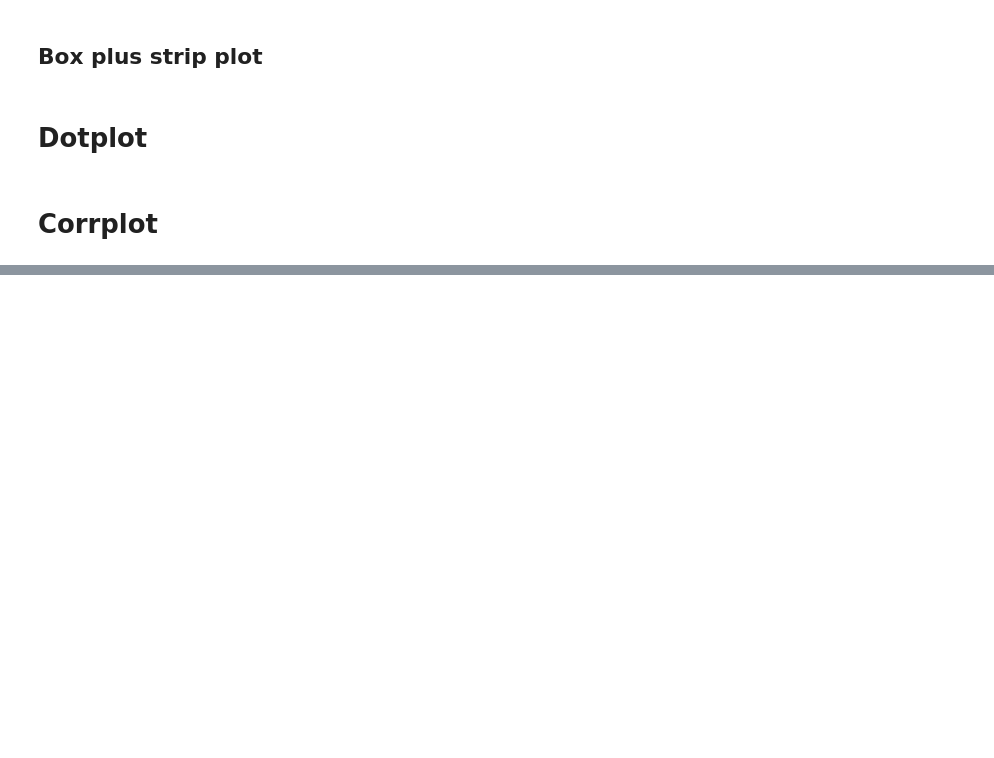
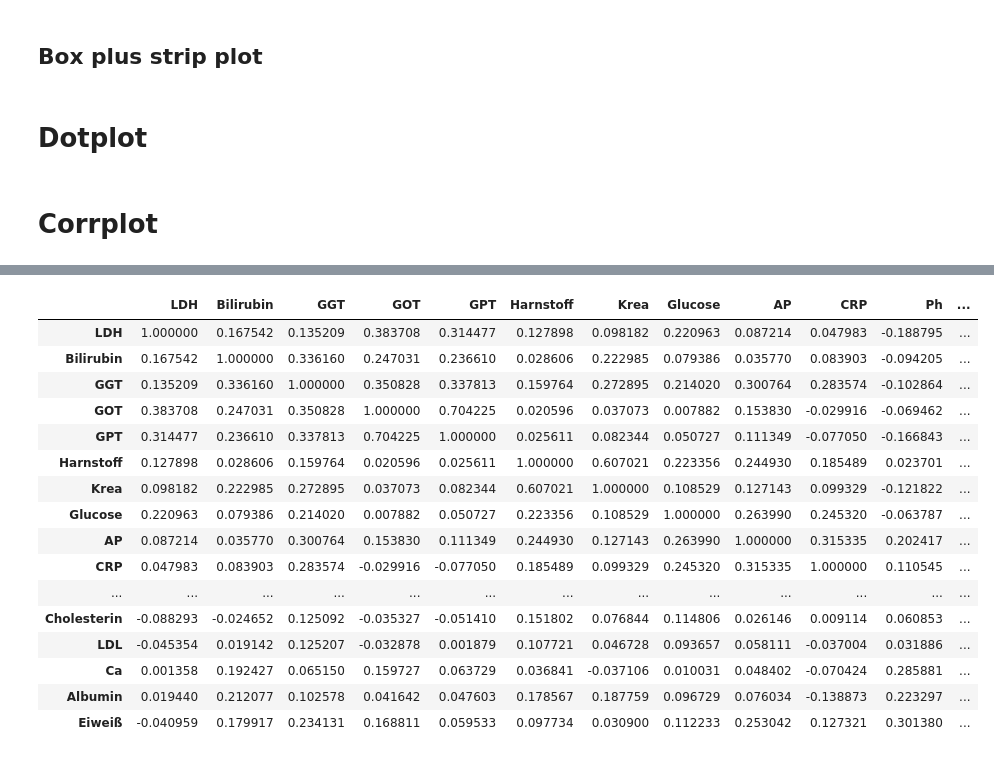
Before and after one commit to fossbert/Python_Packages, a Jupyter notebook: Dev_cbviz.ipynb, the cells around one changed output, grey strips where cells are left out. Saved outputs shown, nothing was run; the diff lists cells and outputs as text; code cells hidden in the pictures; blank space fills up the shorter version.

```diff
--- a/Dev_cbviz.ipynb
+++ b/Dev_cbviz.ipynb
@@ -275,4 +277,4 @@ fig.savefig('Figures/DotPlot-HALLMARKvsRPcluster.pdf')
 # %%
 df = pd.read_csv('./Corrplot_input.csv')
 # %%
-df.corr(method='spearman')
+cdf = df.iloc[:,:20].corr(method='spearman')
@@ -371,0 +304,25 @@ fig.savefig('Figures/DotPlot-HALLMARKvsRPcluster.pdf')
+# %%
+zvar = hierarchy.linkage(distance.squareform(1 - cdf), method='complete')
+ord = hierarchy.dendrogram(zvar, labels=cdf.index, no_plot=True)['leaves']
+# %%
+cdf = cdf.iloc[ord, ord]
+# %%
+cdf
+# %% [output]
+|  | LDH | Bilirubin | GGT | GOT | GPT | Harnstoff | Krea | Glucose | AP | CRP | Ph | ... |
+| LDH | 1.000000 | 0.167542 | 0.135209 | 0.383708 | 0.314477 | 0.127898 | 0.098182 | 0.220963 | 0.087214 | 0.047983 | -0.188795 | ... |
+| Bilirubin | 0.167542 | 1.000000 | 0.336160 | 0.247031 | 0.236610 | 0.028606 | 0.222985 | 0.079386 | 0.035770 | 0.083903 | -0.094205 | ... |
+| GGT | 0.135209 | 0.336160 | 1.000000 | 0.350828 | 0.337813 | 0.159764 | 0.272895 | 0.214020 | 0.300764 | 0.283574 | -0.102864 | ... |
+| GOT | 0.383708 | 0.247031 | 0.350828 | 1.000000 | 0.704225 | 0.020596 | 0.037073 | 0.007882 | 0.153830 | -0.029916 | -0.069462 | ... |
+| GPT | 0.314477 | 0.236610 | 0.337813 | 0.704225 | 1.000000 | 0.025611 | 0.082344 | 0.050727 | 0.111349 | -0.077050 | -0.166843 | ... |
+| Harnstoff | 0.127898 | 0.028606 | 0.159764 | 0.020596 | 0.025611 | 1.000000 | 0.607021 | 0.223356 | 0.244930 | 0.185489 | 0.023701 | ... |
+| Krea | 0.098182 | 0.222985 | 0.272895 | 0.037073 | 0.082344 | 0.607021 | 1.000000 | 0.108529 | 0.127143 | 0.099329 | -0.121822 | ... |
+| Glucose | 0.220963 | 0.079386 | 0.214020 | 0.007882 | 0.050727 | 0.223356 | 0.108529 | 1.000000 | 0.263990 | 0.245320 | -0.063787 | ... |
+| AP | 0.087214 | 0.035770 | 0.300764 | 0.153830 | 0.111349 | 0.244930 | 0.127143 | 0.263990 | 1.000000 | 0.315335 | 0.202417 | ... |
+| CRP | 0.047983 | 0.083903 | 0.283574 | -0.029916 | -0.077050 | 0.185489 | 0.099329 | 0.245320 | 0.315335 | 1.000000 | 0.110545 | ... |
+| ... | ... | ... | ... | ... | ... | ... | ... | ... | ... | ... | ... | ... |
+| Cholesterin | -0.088293 | -0.024652 | 0.125092 | -0.035327 | -0.051410 | 0.151802 | 0.076844 | 0.114806 | 0.026146 | 0.009114 | 0.060853 | ... |
+| LDL | -0.045354 | 0.019142 | 0.125207 | -0.032878 | 0.001879 | 0.107721 | 0.046728 | 0.093657 | 0.058111 | -0.037004 | 0.031886 | ... |
+| Ca | 0.001358 | 0.192427 | 0.065150 | 0.159727 | 0.063729 | 0.036841 | -0.037106 | 0.010031 | 0.048402 | -0.070424 | 0.285881 | ... |
+| Albumin | 0.019440 | 0.212077 | 0.102578 | 0.041642 | 0.047603 | 0.178567 | 0.187759 | 0.096729 | 0.076034 | -0.138873 | 0.223297 | ... |
+| Eiweiß | -0.040959 | 0.179917 | 0.234131 | 0.168811 | 0.059533 | 0.097734 | 0.030900 | 0.112233 | 0.253042 | 0.127321 | 0.301380 | ... |
```
Also changed, not shown: parts of 33 cells of this notebook, 1 other file.
